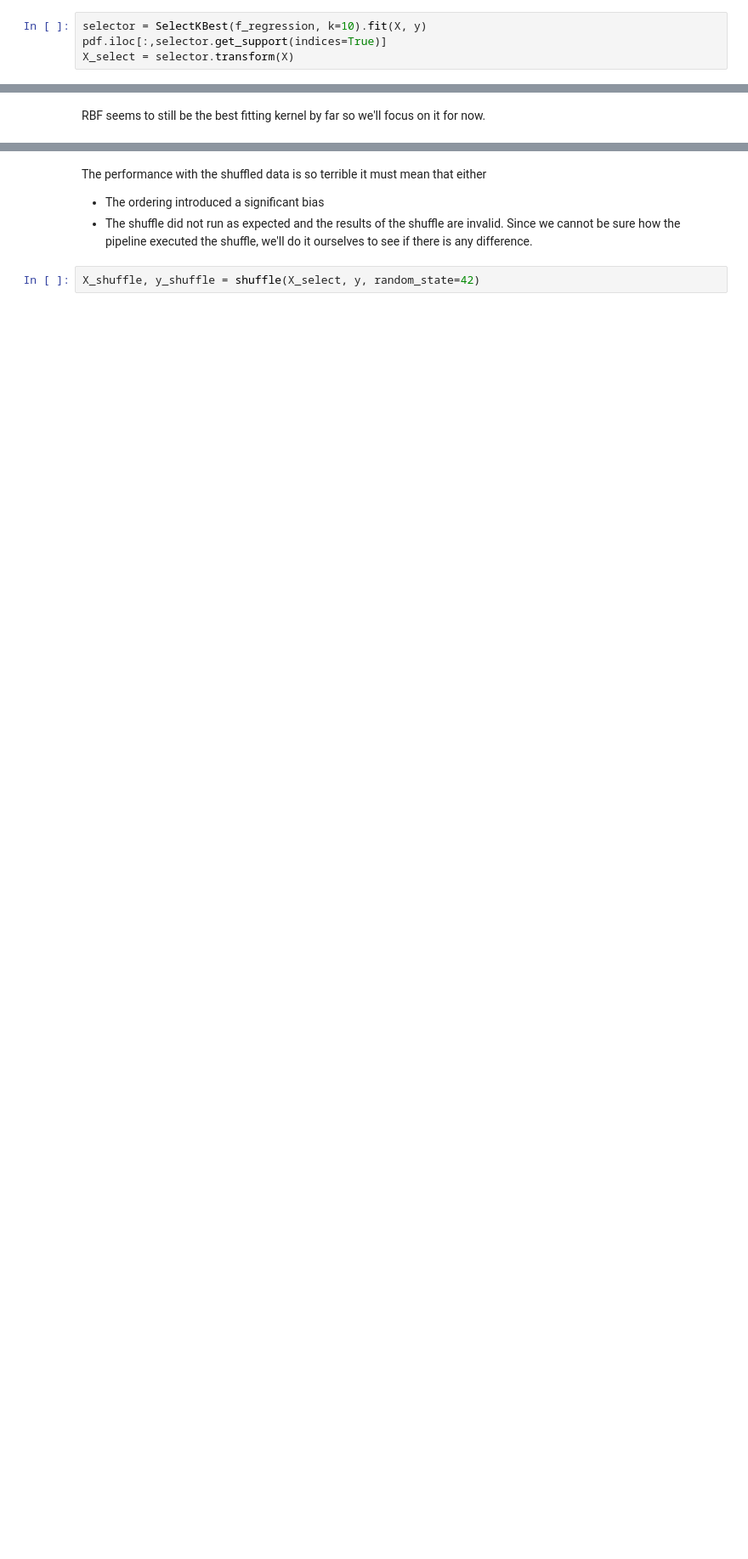
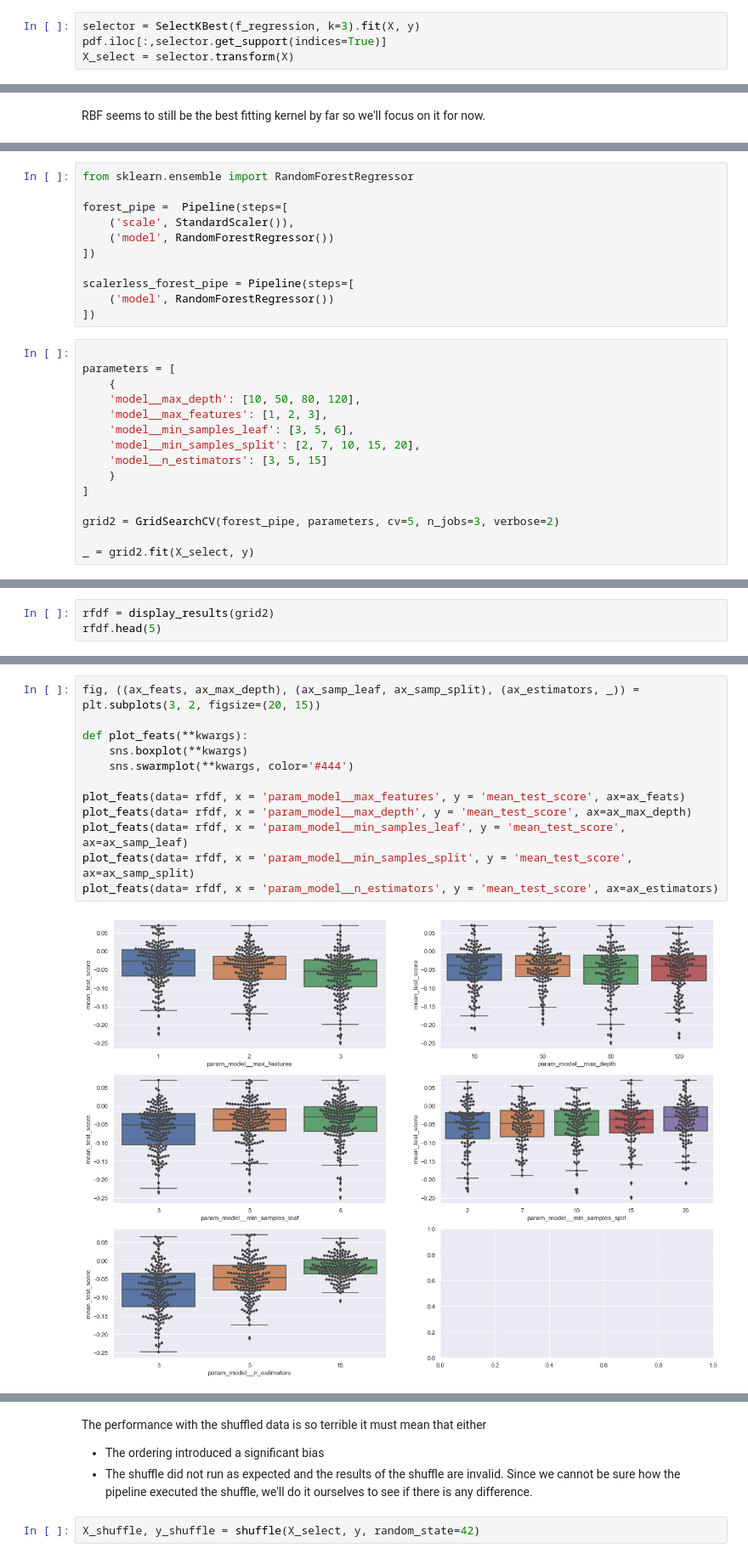
Before and after one commit to BondarencoM/SurfaTipPrediction, a Jupyter notebook: training/model-training.ipynb, the cells around one changed output, grey strips where cells are left out. Shown at 85% size. Drawn from its saved outputs; the diff is of its cells as text; blank space fills up the shorter version.

```diff
--- a/training/model-training.ipynb
+++ b/training/model-training.ipynb
@@ -99,4 +86,4 @@ y = df['TipPerOrder']
 # %%
-selector = SelectKBest(f_regression, k=10).fit(X, y)
+selector = SelectKBest(f_regression, k=3).fit(X, y)
 pdf.iloc[:,selector.get_support(indices=True)]
 X_select = selector.transform(X)
@@ -269,2 +190,28 @@ Interesting, now that we added the C parameter, the poly kernel comes back and c
 
 I've heard that random forests are "Surprisingly good", let's see how they perform
+# %%
+from sklearn.ensemble import RandomForestRegressor
+
+forest_pipe =  Pipeline(steps=[
+    ('scale', StandardScaler()),
+    ('model', RandomForestRegressor())
+])
+
+scalerless_forest_pipe = Pipeline(steps=[
+    ('model', RandomForestRegressor())
+])
+# %%
+
+parameters = [
+    {
+    'model__max_depth': [10, 50, 80, 120],
+    'model__max_features': [1, 2, 3],
+    'model__min_samples_leaf': [3, 5, 6],
+    'model__min_samples_split': [2, 7, 10, 15, 20],
+    'model__n_estimators': [3, 5, 15]
+    }
+]
+
+grid2 = GridSearchCV(forest_pipe, parameters, cv=5, n_jobs=3, verbose=2)
+
+_ = grid2.fit(X_select, y)
@@ -270,0 +220,3 @@ I've heard that random forests are "Surprisingly good", let's see how they perfo
+# %%
+rfdf = display_results(grid2)
+rfdf.head(5)
@@ -270,0 +234,14 @@ I've heard that random forests are "Surprisingly good", let's see how they perfo
+# %%
+fig, ((ax_feats, ax_max_depth), (ax_samp_leaf, ax_samp_split), (ax_estimators, _)) = plt.subplots(3, 2, figsize=(20, 15))
+
+def plot_feats(**kwargs):
+    sns.boxplot(**kwargs)
+    sns.swarmplot(**kwargs, color='#444')
+
+plot_feats(data= rfdf, x = 'param_model__max_features', y = 'mean_test_score', ax=ax_feats)
+plot_feats(data= rfdf, x = 'param_model__max_depth', y = 'mean_test_score', ax=ax_max_depth)
+plot_feats(data= rfdf, x = 'param_model__min_samples_leaf', y = 'mean_test_score', ax=ax_samp_leaf)
+plot_feats(data= rfdf, x = 'param_model__min_samples_split', y = 'mean_test_score', ax=ax_samp_split)
+plot_feats(data= rfdf, x = 'param_model__n_estimators', y = 'mean_test_score', ax=ax_estimators)
+# %% [output]
+[figure, added]
```
Also changed, not shown: parts of 111 cells of this notebook, 3 other files.
